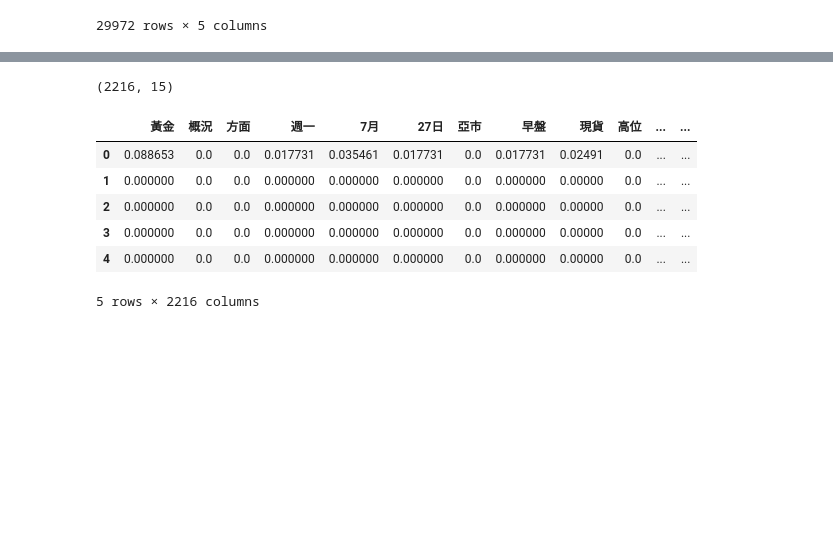
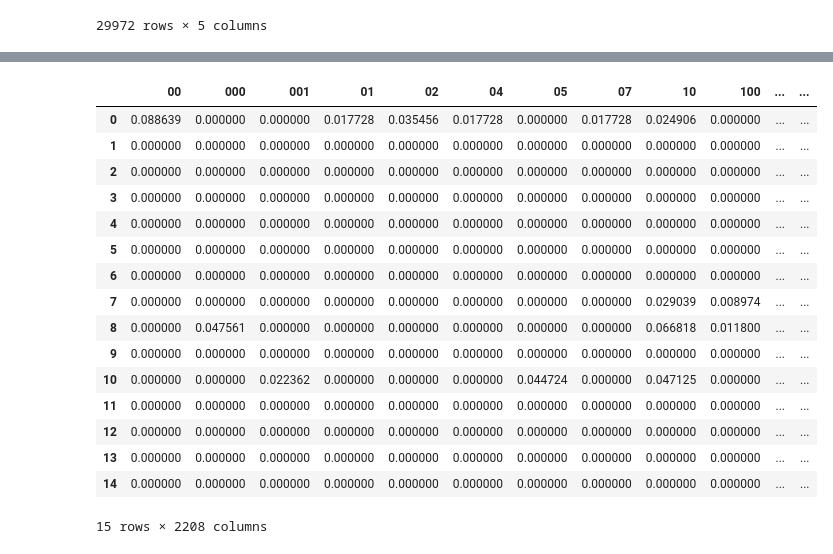
Before and after one commit to KangChungLin/BDSE_project_test, a Jupyter notebook: find_keywords.ipynb, the cells around one changed output, grey strips where cells are left out. Saved outputs shown, nothing was run; the diff lists cells and outputs as text; code cells hidden in the pictures; blank space fills up the shorter version.

```diff
--- a/find_keywords.ipynb
+++ b/find_keywords.ipynb
@@ -43,27 +37,0 @@ pos_sentence_list[0]
-# %%
-def print_word_pos_sentence(word_sentence, pos_sentence):
-    assert len(word_sentence) == len(pos_sentence)
-    for word, pos in zip(word_sentence, pos_sentence):
-        print(f"{word}({pos})", end="\u3000")
-    print()
-    return
-
-for i, sentence in enumerate(sentence_list):
-    print()
-    print(f"'{sentence}'")
-    print_word_pos_sentence(word_sentence_list[i],  pos_sentence_list[i])
-    for entity in sorted(entity_sentence_list[i]):
-        print(entity)
-# %%
-import re
-
-corpus = sentence_list
-
-collect_corpus = []
-for i in corpus:
-    clean_c = re.sub('[【】《》「」]', '', i)
-    clean_c = clean_c.replace(' ','')
-    clean_c = clean_c.replace('\n','')
-    clean_c = clean_c.replace('\u3000','')
-    if len(clean_c) > 0:
-        collect_corpus.append(clean_c)
@@ -78,13 +40,11 @@ from sklearn.feature_extraction.text import CountVectorizer
 from sklearn.feature_extraction.text import TfidfTransformer
 
 cut_corpus = []
-for i in word_segment:
+for i in word_sentence_list:
     cut_corpus.append(' '.join(i))
 
 text_cv = CountVectorizer()
 
 td_matrix = text_cv.fit_transform(cut_corpus)
 
-print (td_matrix.shape)
-
-print (text_cv.vocabulary_.keys())
+print(td_matrix.shape)
@@ -112,19 +76,25 @@ df.head()
-# %%
-df.shape
-# %% [output]
-(2216, 15)
 # %%
-df2 = pd.DataFrame(tfidf_matrix.toarray(), columns=text_cv.vocabulary_.keys())
+df2 = pd.DataFrame(tfidf_matrix.toarray(), columns=text_cv.get_feature_names())
 # %%
-df2.head()
+df2
 # %% [output]
-|  | 黃金 | 概況 | 方面 | 週一 | 7月 | 27日 | 亞市 | 早盤 | 現貨 | 高位 | ... | ... |
-| 0 | 0.088653 | 0.0 | 0.0 | 0.017731 | 0.035461 | 0.017731 | 0.0 | 0.017731 | 0.02491 | 0.0 | ... | ... |
-| 1 | 0.000000 | 0.0 | 0.0 | 0.000000 | 0.000000 | 0.000000 | 0.0 | 0.000000 | 0.00000 | 0.0 | ... | ... |
-| 2 | 0.000000 | 0.0 | 0.0 | 0.000000 | 0.000000 | 0.000000 | 0.0 | 0.000000 | 0.00000 | 0.0 | ... | ... |
-| 3 | 0.000000 | 0.0 | 0.0 | 0.000000 | 0.000000 | 0.000000 | 0.0 | 0.000000 | 0.00000 | 0.0 | ... | ... |
-| 4 | 0.000000 | 0.0 | 0.0 | 0.000000 | 0.000000 | 0.000000 | 0.0 | 0.000000 | 0.00000 | 0.0 | ... | ... |
+|  | 00 | 000 | 001 | 01 | 02 | 04 | 05 | 07 | 10 | 100 | ... | ... |
+| 0 | 0.088639 | 0.000000 | 0.000000 | 0.017728 | 0.035456 | 0.017728 | 0.000000 | 0.017728 | 0.024906 | 0.000000 | ... | ... |
+| 1 | 0.000000 | 0.000000 | 0.000000 | 0.000000 | 0.000000 | 0.000000 | 0.000000 | 0.000000 | 0.000000 | 0.000000 | ... | ... |
+| 2 | 0.000000 | 0.000000 | 0.000000 | 0.000000 | 0.000000 | 0.000000 | 0.000000 | 0.000000 | 0.000000 | 0.000000 | ... | ... |
+| 3 | 0.000000 | 0.000000 | 0.000000 | 0.000000 | 0.000000 | 0.000000 | 0.000000 | 0.000000 | 0.000000 | 0.000000 | ... | ... |
+| 4 | 0.000000 | 0.000000 | 0.000000 | 0.000000 | 0.000000 | 0.000000 | 0.000000 | 0.000000 | 0.000000 | 0.000000 | ... | ... |
+| 5 | 0.000000 | 0.000000 | 0.000000 | 0.000000 | 0.000000 | 0.000000 | 0.000000 | 0.000000 | 0.000000 | 0.000000 | ... | ... |
+| 6 | 0.000000 | 0.000000 | 0.000000 | 0.000000 | 0.000000 | 0.000000 | 0.000000 | 0.000000 | 0.000000 | 0.000000 | ... | ... |
+| 7 | 0.000000 | 0.000000 | 0.000000 | 0.000000 | 0.000000 | 0.000000 | 0.000000 | 0.000000 | 0.029039 | 0.008974 | ... | ... |
+| 8 | 0.000000 | 0.047561 | 0.000000 | 0.000000 | 0.000000 | 0.000000 | 0.000000 | 0.000000 | 0.066818 | 0.011800 | ... | ... |
+| 9 | 0.000000 | 0.000000 | 0.000000 | 0.000000 | 0.000000 | 0.000000 | 0.000000 | 0.000000 | 0.000000 | 0.000000 | ... | ... |
+| 10 | 0.000000 | 0.000000 | 0.022362 | 0.000000 | 0.000000 | 0.000000 | 0.044724 | 0.000000 | 0.047125 | 0.000000 | ... | ... |
+| 11 | 0.000000 | 0.000000 | 0.000000 | 0.000000 | 0.000000 | 0.000000 | 0.000000 | 0.000000 | 0.000000 | 0.000000 | ... | ... |
+| 12 | 0.000000 | 0.000000 | 0.000000 | 0.000000 | 0.000000 | 0.000000 | 0.000000 | 0.000000 | 0.000000 | 0.000000 | ... | ... |
+| 13 | 0.000000 | 0.000000 | 0.000000 | 0.000000 | 0.000000 | 0.000000 | 0.000000 | 0.000000 | 0.000000 | 0.000000 | ... | ... |
+| 14 | 0.000000 | 0.000000 | 0.000000 | 0.000000 | 0.000000 | 0.000000 | 0.000000 | 0.000000 | 0.000000 | 0.000000 | ... | ... |
-5 rows × 2216 columns
+15 rows × 2208 columns
 # %%
 df_sum = pd.DataFrame(df.sum(axis=1))
 # df_sum.sort_values(by=0)
```
Also changed, not shown: parts of 11 cells of this notebook.
